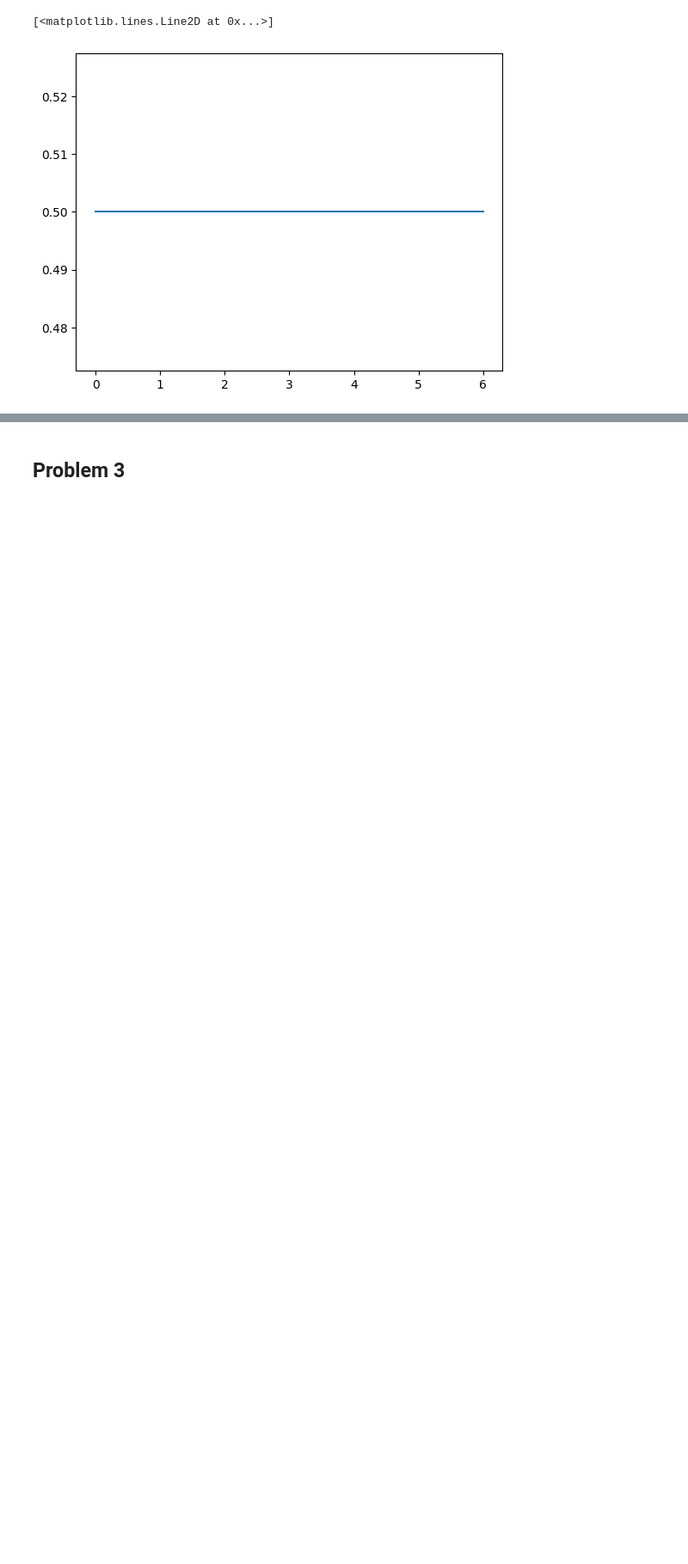
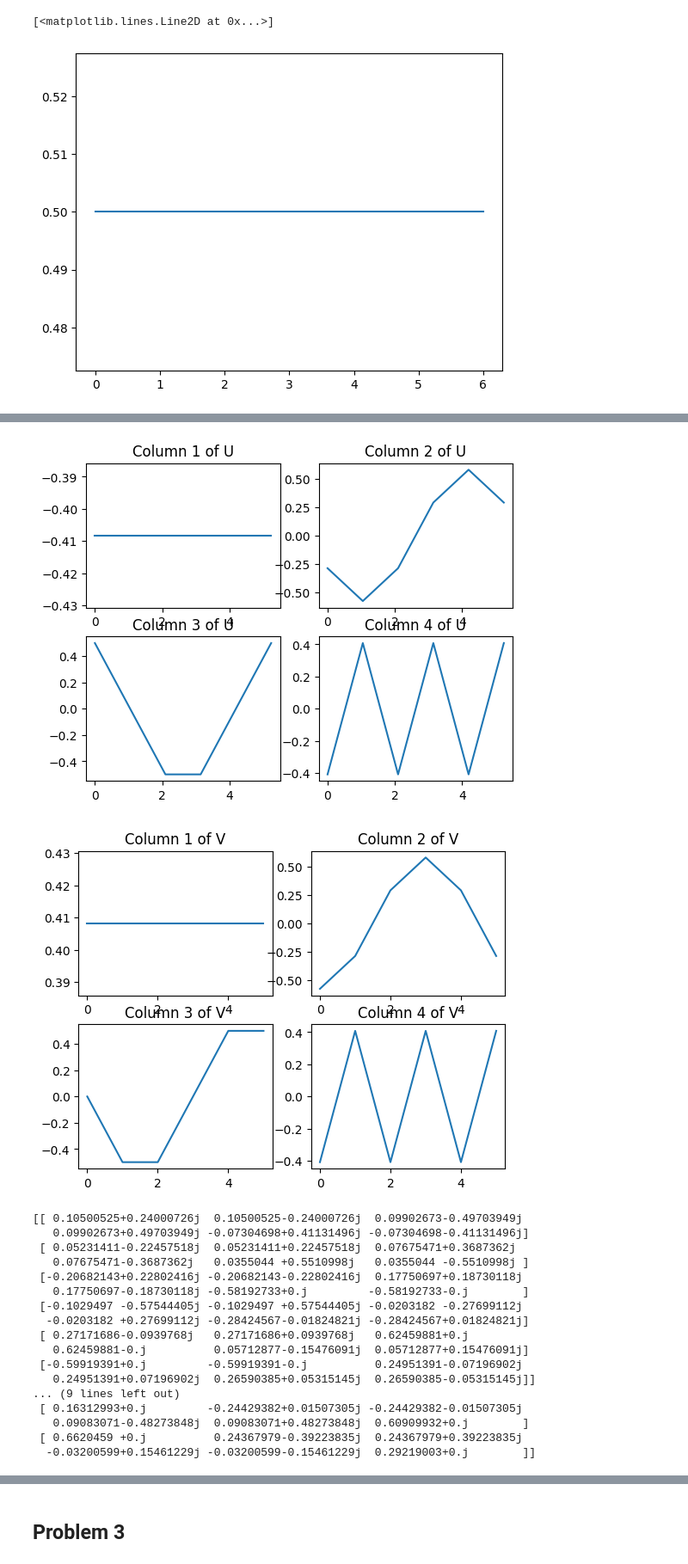
Before and after one commit to syncre02/mcfds, a Jupyter notebook: hw3.ipynb, the cells around one changed output, grey strips where cells are left out. Shown: that part at 86% size. Saved outputs shown, nothing was run; the diff lists cells and outputs as text; code cells hidden in the pictures; blank space fills up the shorter version.

```diff
--- a/hw3.ipynb
+++ b/hw3.ipynb
@@ -134,0 +186,45 @@ plt.plot(x, y)
+# %%
+# Part 7
+theta = theta[:-1]
+x = np.cos(theta)
+y = np.sin(theta)
+
+fig, axs = plt.subplots(nrows = 2, ncols = 2)
+axs = axs.ravel()
+for i in range(4):
+    axs[i].plot(theta, U[:, i])
+    axs[i].set_title(f"Column {i + 1} of U")
+
+plt.show()
+
+
+fig, axs = plt.subplots(nrows=2, ncols=2)
+axs = axs.ravel()
+for i in range(4):
+    axs[i].plot(np.arange(n), V_T[i, :])
+    axs[i].set_title(f"Column {i + 1} of V")
+
+plt.show()
+eigenvalues, eigenvectors = np.linalg.eig(U)
+eigenvalues2, eigenvectors2 = np.linalg.eig(V_T)
+print(eigenvectors, "\n\n", eigenvectors2)
+# %% [output]
+[figure, added]
+[figure, added]
+[[ 0.10500525+0.24000726j  0.10500525-0.24000726j  0.09902673-0.49703949j
+   0.09902673+0.49703949j -0.07304698+0.41131496j -0.07304698-0.41131496j]
+ [ 0.05231411-0.22457518j  0.05231411+0.22457518j  0.07675471+0.3687362j
+   0.07675471-0.3687362j   0.0355044 +0.5510998j   0.0355044 -0.5510998j ]
+ [-0.20682143+0.22802416j -0.20682143-0.22802416j  0.17750697+0.18730118j
+   0.17750697-0.18730118j -0.58192733+0.j         -0.58192733-0.j        ]
+ [-0.1029497 -0.57544405j -0.1029497 +0.57544405j -0.0203182 -0.27699112j
+  -0.0203182 +0.27699112j -0.28424567-0.01824821j -0.28424567+0.01824821j]
+ [ 0.27171686-0.0939768j   0.27171686+0.0939768j   0.62459881+0.j
+   0.62459881-0.j          0.05712877-0.15476091j  0.05712877+0.15476091j]
+ [-0.59919391+0.j         -0.59919391-0.j          0.24951391-0.07196902j
+   0.24951391+0.07196902j  0.26590385+0.05315145j  0.26590385-0.05315145j]]
+... (9 lines left out)
+ [ 0.16312993+0.j         -0.24429382+0.01507305j -0.24429382-0.01507305j
+   0.09083071-0.48273848j  0.09083071+0.48273848j  0.60909932+0.j        ]
+ [ 0.6620459 +0.j          0.24367979-0.39223835j  0.24367979+0.39223835j
+  -0.03200599+0.15461229j -0.03200599-0.15461229j  0.29219003+0.j        ]]
```
Also changed, not shown: parts of 15 cells of this notebook.
